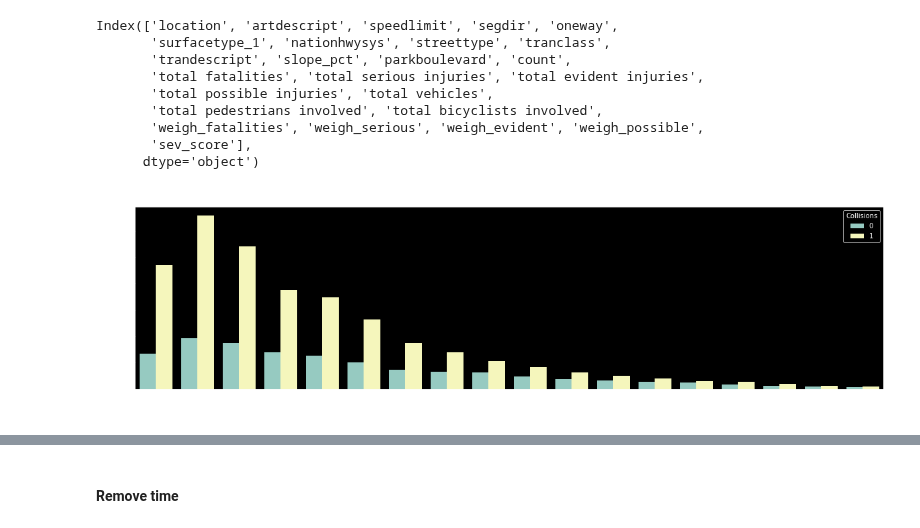
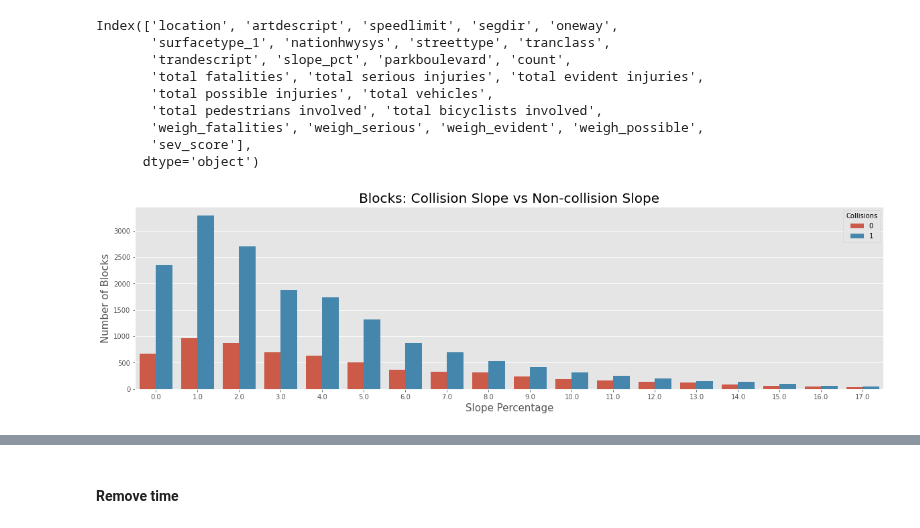
Before and after one commit to DataCircles/traffic_collisions_ml_team1, a Jupyter notebook: notebooks/cindy_severity_eda.ipynb, the cells around one changed output, grey strips where cells are left out. Saved outputs shown, nothing was run; the diff lists cells and outputs as text; code cells hidden in the pictures.

Commit message:
up readme with blocks eda

```diff
--- a/notebooks/cindy_severity_eda.ipynb
+++ b/notebooks/cindy_severity_eda.ipynb
@@ -16,7 +16,7 @@ from sklearn.metrics import mean_squared_error, confusion_matrix, auc, roc_auc_s
 from sklearn.model_selection import cross_val_score, train_test_split, GridSearchCV
 
 %matplotlib inline
-plt.style.use('dark_background')
+plt.style.use('ggplot')
 
 %load_ext autoreload
 %autoreload 2
@@ -132,12 +179,12 @@ blocks['collisions'] = (blocks['sev_score'] > 0).astype(int)
 # %%
 fig, ax = plt.subplots(figsize=(20,5))
 
 sns.countplot(blocks[blocks['slope_pct'] < 18]['slope_pct'], hue=blocks['collisions'])
-ax.set_title('Blocks: Collision Slope vs Non-collision Slope',  fontsize=20);
+ax.set_title('Blocks: Collision Slope vs Non-collision Slope',  fontsize=20, color='black');
 ax.set_ylabel('Number of Blocks', fontsize=15)
 ax.set_xlabel('Slope Percentage',  fontsize=15)
 ax.legend(labels=[0,1], title='Collisions', fontsize=10)
 
-plt.savefig('../reports/figures/blocks_slope.png')
+# plt.savefig('../reports/figures/blocks_slope.png')
 # %% [output]
-[figure, old version]
+[figure, new version]
```
Also changed, not shown: parts of 31 cells of this notebook, 5 other files.
